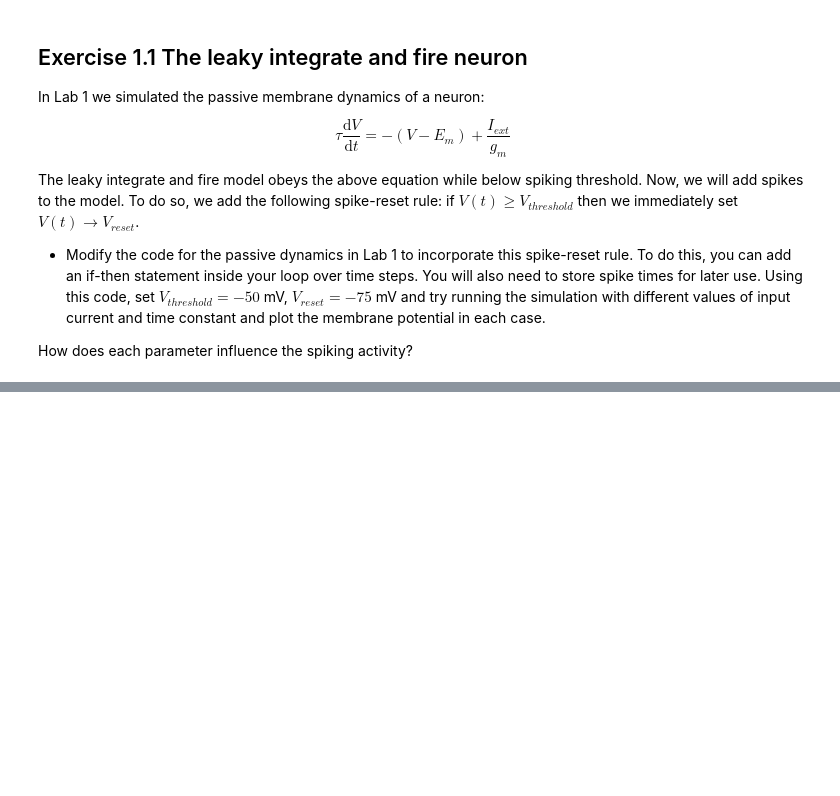
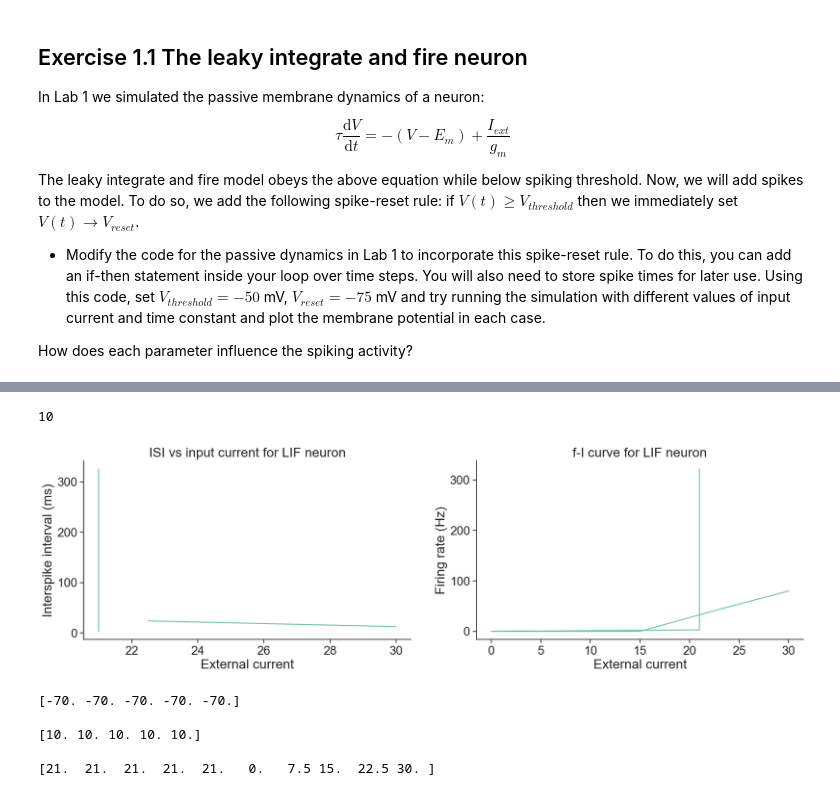
Before and after one commit to plaunezkiy/CNS, a Jupyter notebook: labs/lab2.ipynb, the cells around one changed output, grey strips where cells are left out. Drawn from its saved outputs; the diff is of its cells as text; code cells hidden in the pictures; blank space fills up the shorter version.

```diff
--- a/labs/lab2.ipynb
+++ b/labs/lab2.ipynb
@@ -177,0 +183,25 @@ plt.show()
+# %%
+neuron.compute_ISI()
+ISI = neuron.ISI
+ISI_p = np.zeros([combs])
+rate = np.zeros([combs])
+print(len(ISI))
+
+for i in range(combs):
+    ISI_p[i] = ISI[i][0]
+    rate[i] = np.sum(neuron.spikes[:,i]/(N_t*dt/1000))
+# %% [output]
+10
+# %%
+fig, ax = plt.subplots(1,2, figsize = (20,5))
+ax[0].plot( I_exts, ISI_p)
+ax[0].set_ylabel('Interspike interval (ms)')
+ax[0].set_title('ISI vs input current for LIF neuron')
+ax[0].set_xlabel('External current')
+ax[1].plot(I_exts, rate)
+ax[1].set_ylabel('Firing rate (Hz)')
+ax[1].set_xlabel('External current')
+ax[1].set_title('f-I curve for LIF neuron')
+plt.show()
+# %% [output]
+[figure, added]
@@ -177,0 +279,9 @@ plt.show()
+# %%
+noisy_neuron = Noisy_LIF_Neuron()
+noisy_neuron.simulate()
+# %% [output]
+[-70. -70. -70. -70. -70.]
+
+[10. 10. 10. 10. 10.]
+
+[21.  21.  21.  21.  21.   0.   7.5 15.  22.5 30. ]
```
Also changed, not shown: parts of 15 cells of this notebook, 8 other files.
